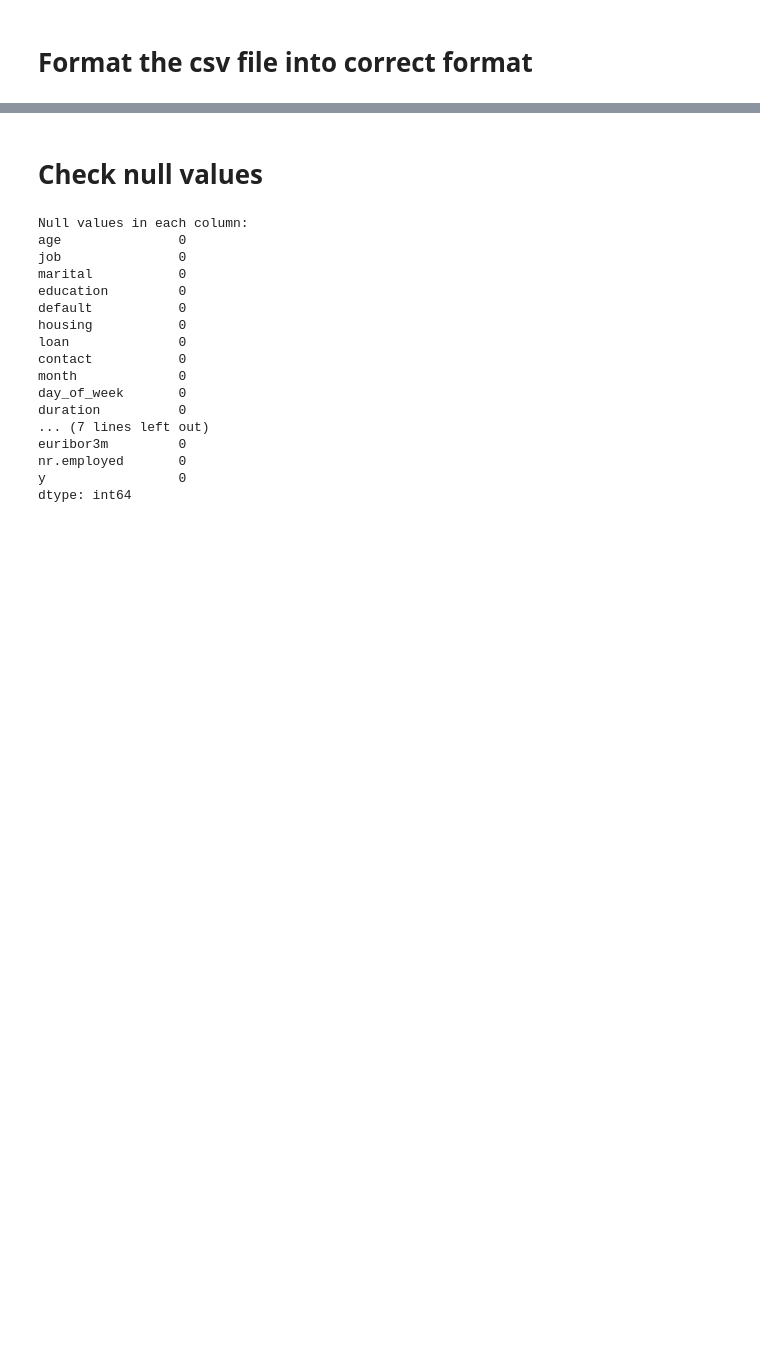
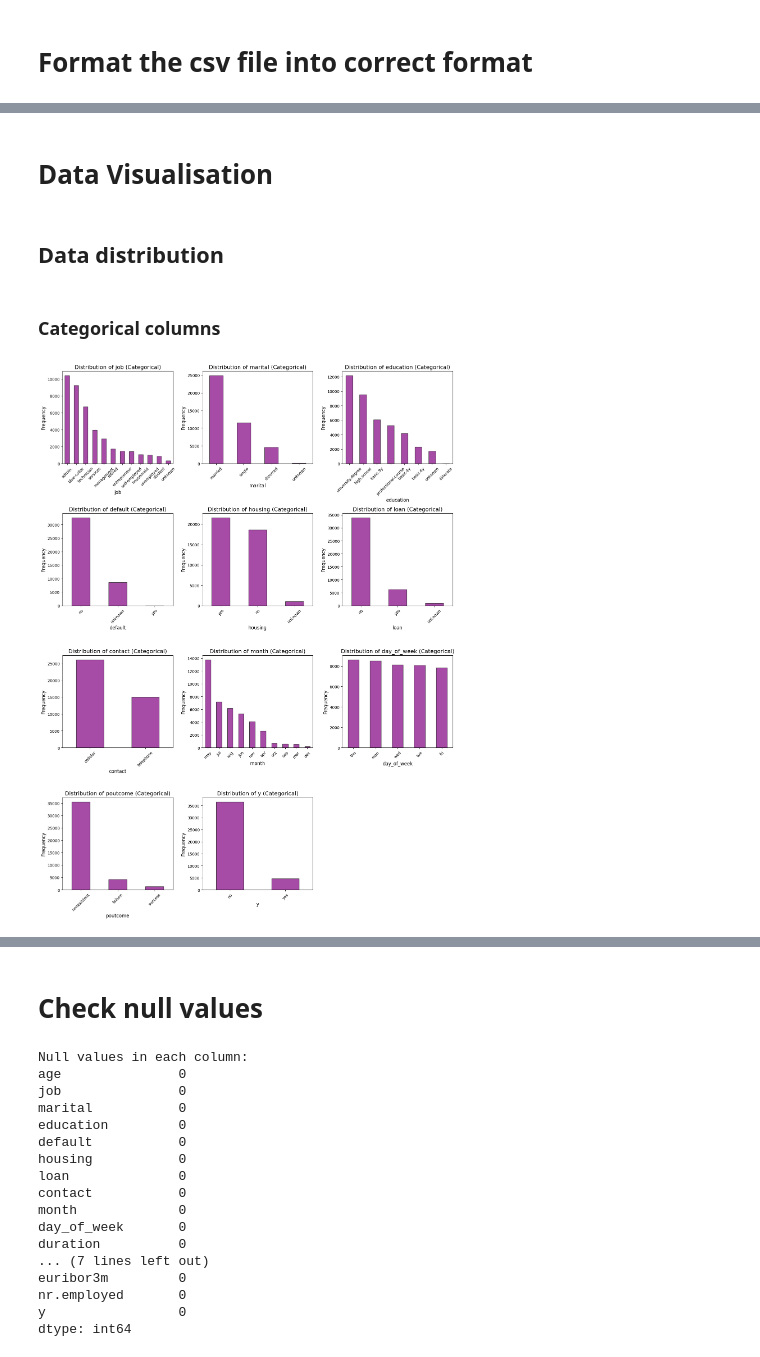
Before and after one commit to Mineth03/Client-Predicting, a Jupyter notebook: Preprocessing/DataPreprocessing.ipynb, the cells around one changed output, grey strips where cells are left out. Drawn from its saved outputs; the diff is of its cells as text; code cells hidden in the pictures; blank space fills up the shorter version.

```diff
--- a/Preprocessing/DataPreprocessing.ipynb
+++ b/Preprocessing/DataPreprocessing.ipynb
@@ -34,0 +125,35 @@ print(data.head())
+# %% [markdown]
+# **Data Visualisation**
+# %% [markdown]
+## **Data distribution**
+# %% [markdown]
+### **Categorical columns**
+# %%
+import pandas as pd
+import matplotlib.pyplot as plt
+
+df = pd.read_csv('CleanedDataset.csv')
+
+categorical_columns = df.select_dtypes(include=['object', 'category']).columns
+
+num_columns = 3
+num_rows = (len(categorical_columns) // num_columns) + (len(categorical_columns) % num_columns > 0)
+
+# Subplots
+fig, axes = plt.subplots(num_rows, num_columns, figsize=(15, num_rows * 5))
+axes = axes.flatten()
+
+# Loop through each categorical column
+for i, column in enumerate(categorical_columns):
+    ax = axes[i]  # Select the appropriate subplot
+    # Plot bar graph for categorical data
+    df[column].value_counts().plot(kind='bar', color='purple', edgecolor='black', alpha=0.7, ax=ax)
+    # Adding title and labels
+    ax.set_title(f'Distribution of {column} (Categorical)', fontsize=14)
+    ax.set_xlabel(column, fontsize=12)
+    ax.set_ylabel('Frequency', fontsize=12)
+    ax.tick_params(axis='x', rotation=45)
+plt.tight_layout()
+plt.show()
+# %% [output]
+[figure, added]
```
Also changed, not shown: parts of 39 cells of this notebook.
